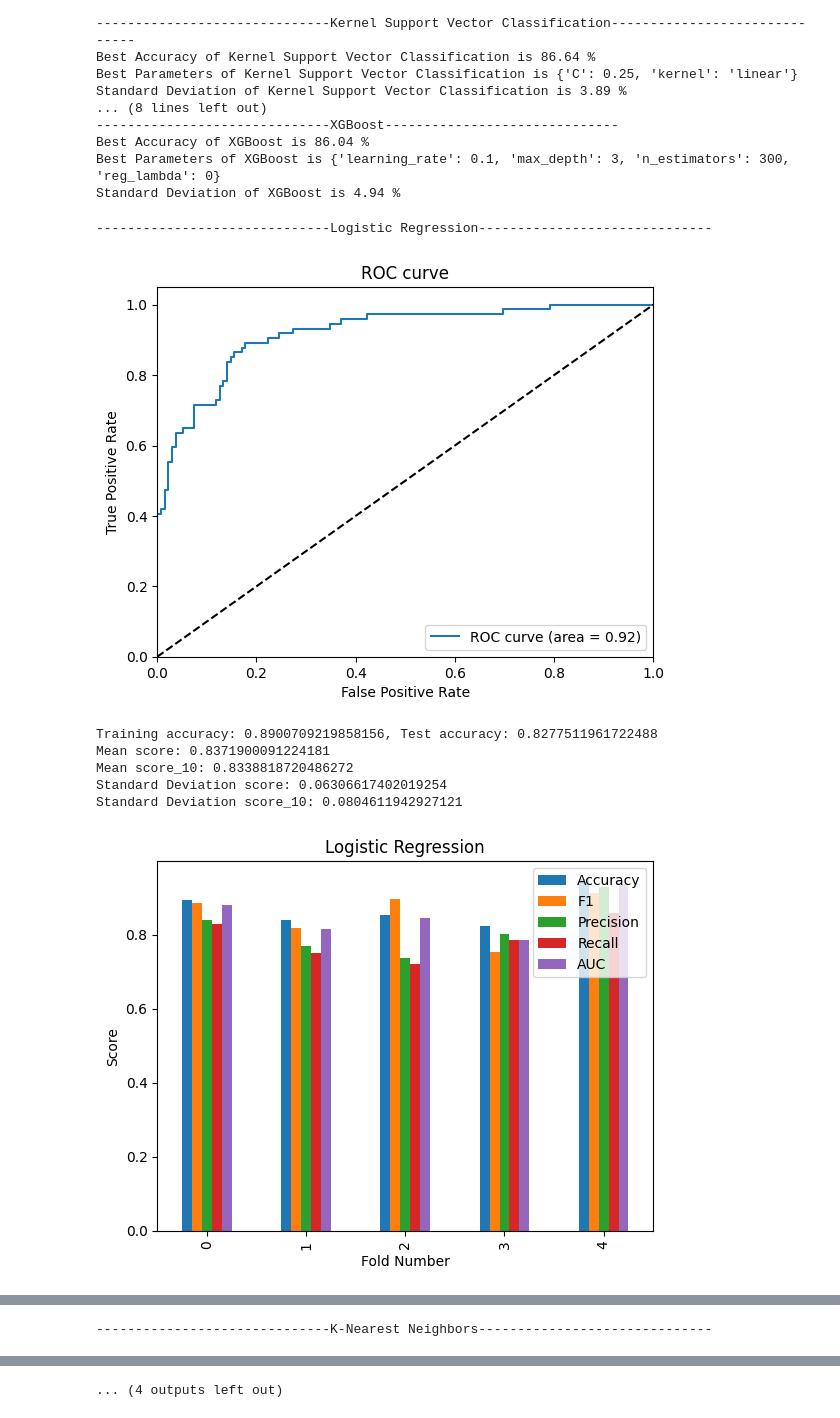
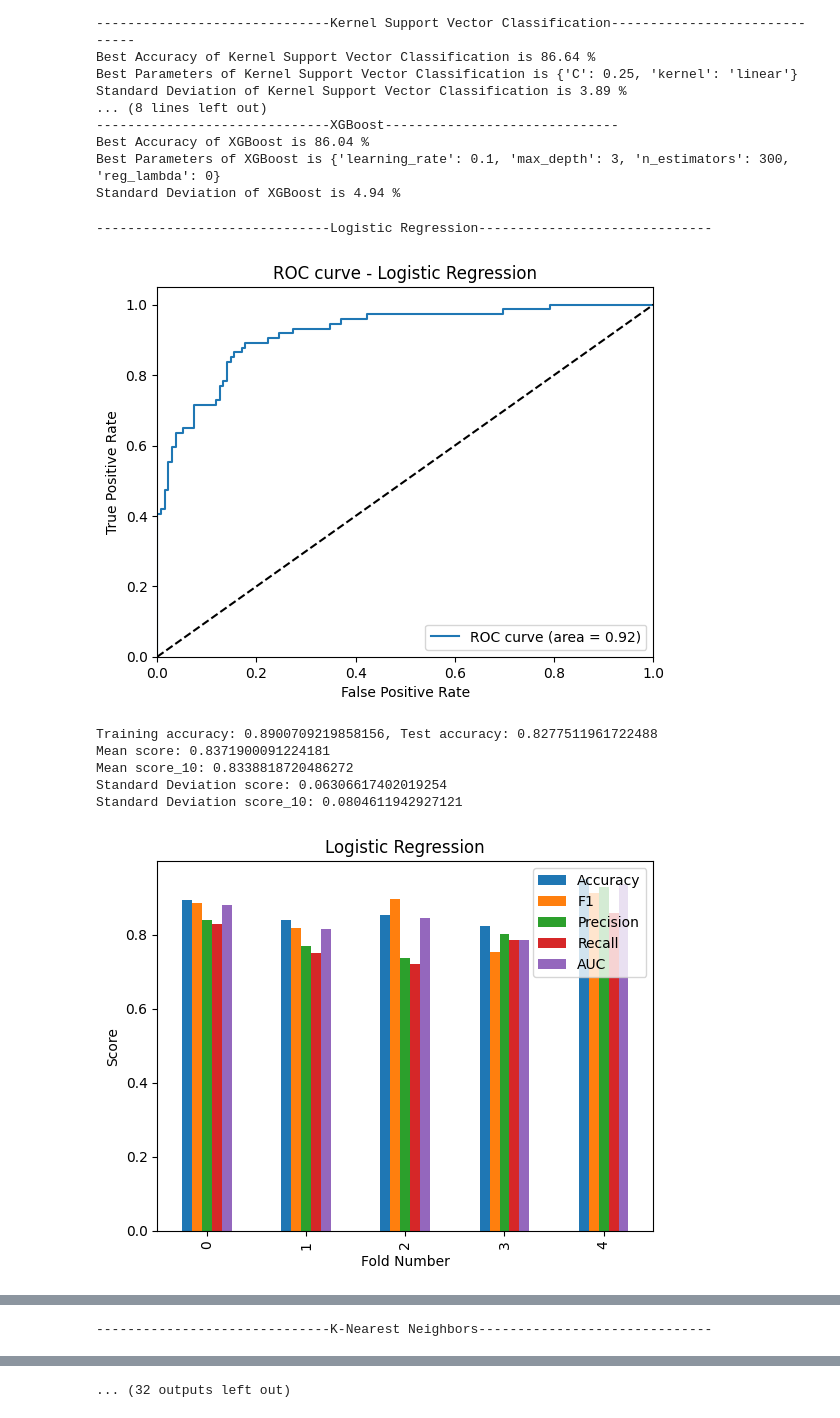
Before and after one commit to bl4ko/Biodegradability-of-Chemicals, a Jupyter notebook: Prediction.ipynb, the cells around one changed output, grey strips where cells are left out. Saved outputs shown, nothing was run; the diff lists cells and outputs as text; code cells hidden in the pictures.

Commit message:
Some graphs and scores

```diff
--- a/Prediction.ipynb
+++ b/Prediction.ipynb
@@ -297,7 +297,7 @@ classifiers_tuned["K-Nearest Neighbors"] = knn_tuned
 # %% [markdown]
 ### 2.3 Kernel Support Vector Classifier
 # %%
-svc_classifier = SVC(kernel="rbf", random_state=0)
+svc_classifier = SVC(kernel="rbf", random_state=0, probability=True)
 svc_classifier.fit(X_train, y_train)
 classifiers["Kernel Support Vector Classification"] = svc_classifier
 # %% [markdown]
@@ -453,7 +453,7 @@ from sklearn.model_selection import KFold
 from sklearn.model_selection import cross_val_score
 from sklearn.metrics import f1_score, precision_score, recall_score, accuracy_score, roc_auc_score
 # %%
-def evaluate_model(model, X_train, y_train, X_test, y_test):
+def evaluate_model(model_name, model, X_train, y_train, X_test, y_test):
     model_score = model.score(X_test, y_test)
     # Predict the labels
     y_pred = model.predict(X_test)
@@ -489,7 +489,7 @@ def evaluate_model(model, X_train, y_train, X_test, y_test):
     plt.ylim([0.0, 1.05])
     plt.xlabel('False Positive Rate')
     plt.ylabel('True Positive Rate')
-    plt.title('ROC curve')
+    plt.title(f'ROC curve - {model_name}')
     plt.legend(loc="lower right")
     plt.show()
 
@@ -516,36 +516,36 @@ def evaluate_model(model, X_train, y_train, X_test, y_test):
 # Go through each model and evaluate it
 for model in classifiers:
     print("-"*30 + model + "-"*30)
-    scores, scores_10 = evaluate_model(classifiers[model], X_train, y_train, X_test, y_test)
+    scores, scores_10 = evaluate_model(model, classifiers[model], X_train, y_train, X_test, y_test)
     print(f"Mean score: {scores.mean()}")
     print(f"Mean score_10: {scores_10.mean()}")
     print(f"Standard Deviation score: {scores.std()}")
     print(f"Standard Deviation score_10: {scores_10.std()}")
     print(" ")
 
     score_pd = pd.DataFrame(scores, columns=['Accuracy', 'F1', 'Precision', 'Recall', 'AUC'])
     score_pd.plot(kind='bar', title='Decision Tree Classifier')
     plt.title(model)
     plt.xlabel('Fold Number')
     plt.ylabel('Score')
     plt.legend(loc='best')
     plt.show()
 
     score_10_pd = pd.DataFrame(scores_10.T, columns=['Accuracy', 'F1', 'Precision', 'Recall', 'AUC'])
     print(score_10_pd)
     score_10_pd.plot(kind='bar', title=model)
 
     plt.title(model)
     plt.xlabel('Fold Number')
     plt.ylabel('Score')
     plt.legend(loc='best')
     plt.show()
 
     score_10_pd.plot(kind='box', title=model)
     plt.show()
 # %% [output]
 ------------------------------Logistic Regression------------------------------
-[figure, old version]
+[figure, new version]
 Training accuracy: 0.8900709219858156, Test accuracy: 0.8277511961722488
 Mean score: 0.8371900091224181
 Mean score_10: 0.8338818720486272
@@ -584,5 +584,5 @@ Standard Deviation score_10: 0.08670161035062944
 7  0.785714  0.653846   0.708333  0.607143  0.832270
 8  0.916667  0.872727   0.888889  0.857143  0.929847
 9  0.821429  0.727273   0.740741  0.714286  0.860013
-... (4 outputs left out)
+... (32 outputs left out)
 # %%
```
Also changed, not shown: parts of 2 cells of this notebook.
